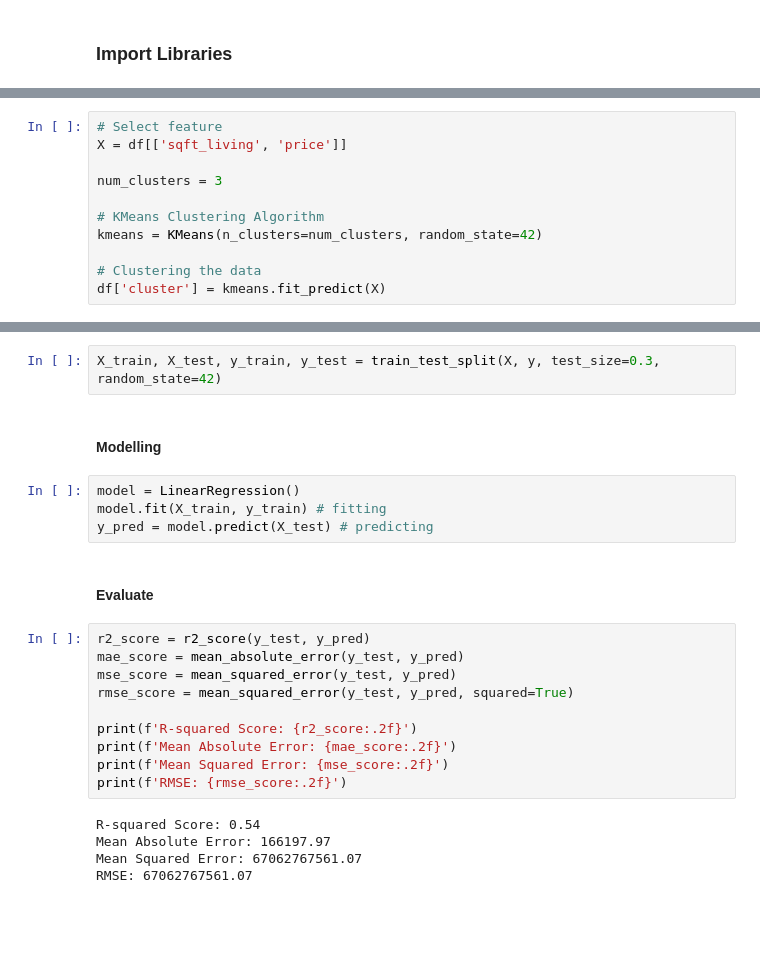
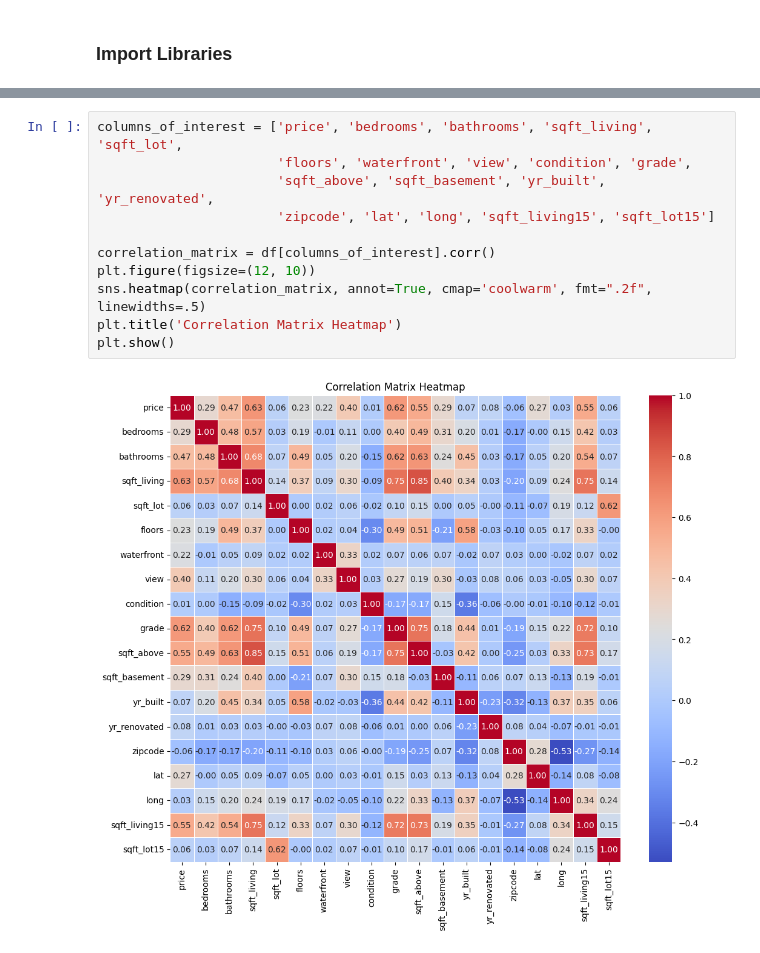
Before and after one commit to andidprastyo/Data-Analyst-Projects, a Jupyter notebook: Data Science/House Pricing Analysis/analysis.ipynb, the cells around one changed output, grey strips where cells are left out. Saved outputs shown, nothing was run; the diff lists cells and outputs as text; blank space fills up the shorter version.

Commit message:
feat:Heatmap

```diff
--- a/Data Science/House Pricing Analysis/analysis.ipynb
+++ b/Data Science/House Pricing Analysis/analysis.ipynb
@@ -165,11 +136,0 @@ Text(0.5, 1.0, 'Heatmap of Correlation Matrix')
-# %%
-# Select feature
-X = df[['sqft_living', 'price']]
-
-num_clusters = 3
-
-# KMeans Clustering Algorithm
-kmeans = KMeans(n_clusters=num_clusters, random_state=42)
-
-# Clustering the data
-df['cluster'] = kmeans.fit_predict(X)
@@ -203,25 +137,13 @@ y = df[["price"]] # targe
-# %%
-X_train, X_test, y_train, y_test = train_test_split(X, y, test_size=0.3, random_state=42)
-# %% [markdown]
-#### Modelling
-# %%
-model = LinearRegression()
-model.fit(X_train, y_train) # fitting
-y_pred = model.predict(X_test) # predicting
-# %% [markdown]
-#### Evaluate
-# %%
-r2_score = r2_score(y_test, y_pred)
-mae_score = mean_absolute_error(y_test, y_pred)
-mse_score = mean_squared_error(y_test, y_pred)
-rmse_score = mean_squared_error(y_test, y_pred, squared=True)
-
-print(f'R-squared Score: {r2_score:.2f}')
-print(f'Mean Absolute Error: {mae_score:.2f}')
-print(f'Mean Squared Error: {mse_score:.2f}')
-print(f'RMSE: {rmse_score:.2f}')
-# %% [output]
-R-squared Score: 0.54
-Mean Absolute Error: 166197.97
-Mean Squared Error: 67062767561.07
-RMSE: 67062767561.07
+# %%
+columns_of_interest = ['price', 'bedrooms', 'bathrooms', 'sqft_living', 'sqft_lot',
+                       'floors', 'waterfront', 'view', 'condition', 'grade',
+                       'sqft_above', 'sqft_basement', 'yr_built', 'yr_renovated',
+                       'zipcode', 'lat', 'long', 'sqft_living15', 'sqft_lot15']
+
+correlation_matrix = df[columns_of_interest].corr()
+plt.figure(figsize=(12, 10))
+sns.heatmap(correlation_matrix, annot=True, cmap='coolwarm', fmt=".2f", linewidths=.5)
+plt.title('Correlation Matrix Heatmap')
+plt.show()
+# %% [output]
+[figure, added]
```
Also changed, not shown: parts of 26 cells of this notebook.
